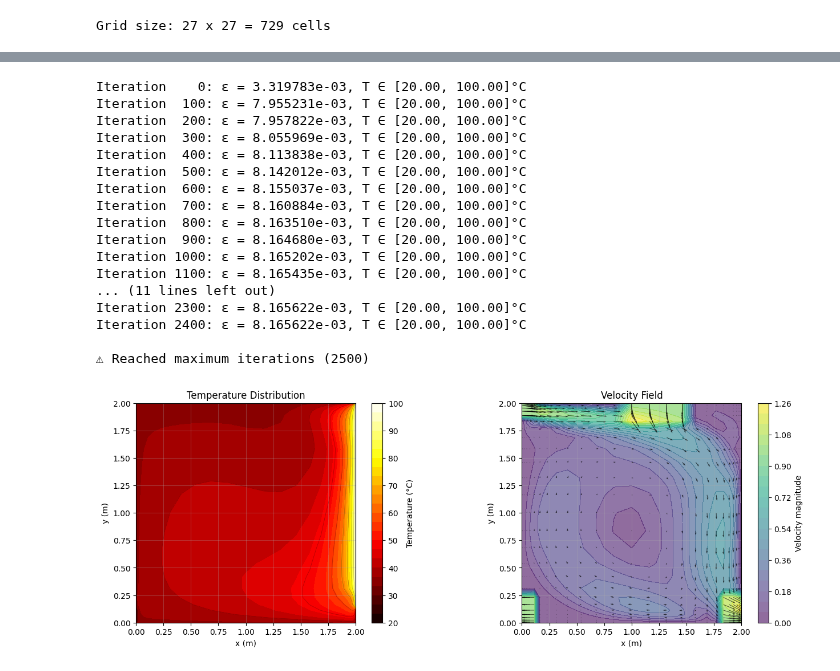
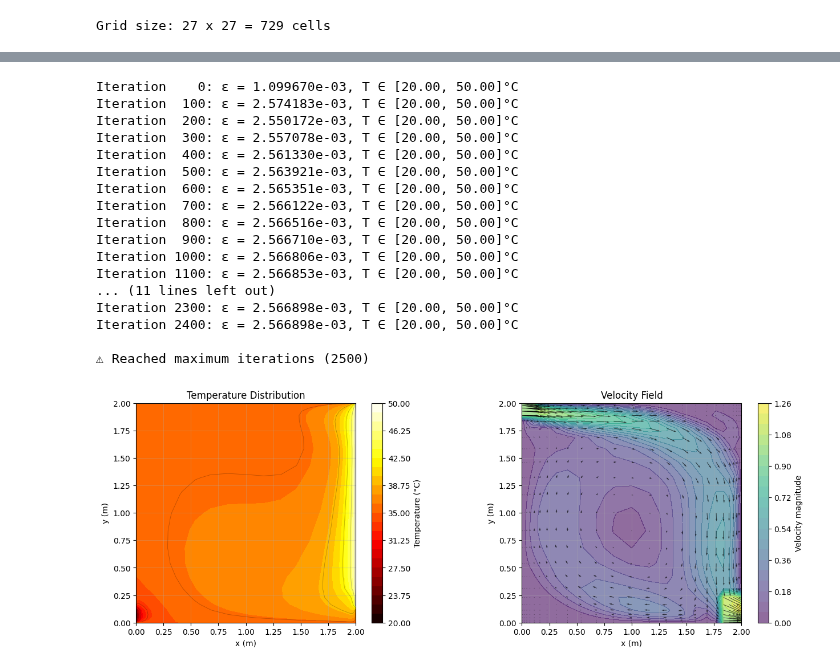
Before and after one commit to Mafaz03/Computational-Fluid-Dynamics, a Jupyter notebook: 2-D Convection Diffusion/2-D Convection Diffusion Assignment 3-2.ipynb, the cells around one changed output, grey strips where cells are left out. Drawn from its saved outputs; the diff is of its cells as text; code cells hidden in the pictures.

```diff
--- a/2-D Convection Diffusion/2-D Convection Diffusion Assignment 3-2.ipynb
+++ b/2-D Convection Diffusion/2-D Convection Diffusion Assignment 3-2.ipynb
@@ -3,7 +3,6 @@ import numpy as np
 import matplotlib.pyplot as plt
 # %%
 def tdma_solve(a, b, c, d):
-    """Thomas algorithm for tridiagonal system"""
     n = len(d)
     c_prime = np.zeros(n-1)
     d_prime = np.zeros(n)
@@ -63,11 +62,11 @@ T_A = 20.0       # Inlet A temperature (°C)
 T_wall = 50.0    # Right wall temperature (°C)
 
 max_iter = 2500
-tolerance = 1e-6
+tolerance = 1e-5
 # %%
 U[:6, 22:] = 1.0 # Ua
-V[13:17, 20:] = -1 # Vd
-U[:6, :8] = -1.0 # Ub
+V[13:17, 20:] = 0 # Vd #-
+U[:6, :8] = 0 # Ub     # -
 U[20:, :8] = 1.0 # Uc
 # %%
 T = np.ones((nx, ny)) * 35.0  # Initial guess midway between boundaries
@@ -118,6 +117,7 @@ for j in range(ny):
 # %%
 Pe_threshold = 2
 # %%
+epsilon_history = []
 for iteration in range(max_iter):
     Pe_history = []
     T_old = T.copy()
@@ -299,7 +299,7 @@ for iteration in range(max_iter):
     # ========================================================================
     # CONVERGENCE CHECK
     # ========================================================================
-    if iteration % 50 == 0:
+    if iteration % 1 == 0:
         residual_sum = 0.0
         cell_count = 0
 
@@ -362,7 +362,7 @@ for iteration in range(max_iter):
             print(f"\n✓ Converged at iteration {iteration}")
             print(f"  Residual ε = {epsilon:.6e}")
             break
-
+        epsilon_history.append(epsilon)
 if iteration == max_iter - 1:
     print(f"\n⚠ Reached maximum iterations ({max_iter})")
 
@@ -372,45 +372,45 @@ fig = plt.figure(figsize=(16, 5))
 
 # Temperature contour
 ax1 = fig.add_subplot(121)
 levels = np.linspace(T.min(), T.max(), 25)
 cf = ax1.contourf(X, Y, T.T, levels=levels, cmap='hot')
 plt.colorbar(cf, ax=ax1, label='Temperature (°C)')
 ax1.contour(X, Y, T.T, levels=10, colors='black', alpha=0.3, linewidths=0.5)
 ax1.set_xlabel('x (m)')
 ax1.set_ylabel('y (m)')
 ax1.set_title('Temperature Distribution')
 ax1.set_aspect('equal')
 ax1.grid(True, alpha=0.3)
 
 # Velocity field
 ax2 = fig.add_subplot(122)
 skip = max(1, nx//15)
 vel_mag = np.sqrt(U**2 + V**2)
 cf2 = ax2.contourf(X, Y, vel_mag.T, levels=20, cmap='viridis', alpha=0.6)
 plt.colorbar(cf2, ax=ax2, label='Velocity magnitude')
 ax2.quiver(X[::skip,::skip], Y[::skip,::skip],
            U.T[::skip,::skip], V.T[::skip,::skip], alpha=0.7)
 ax2.set_xlabel('x (m)')
 ax2.set_ylabel('y (m)')
 ax2.set_title('Velocity Field')
 ax2.set_aspect('equal')
 ax2.grid(True, alpha=0.3)
 # %% [output]
-Iteration    0: ε = 3.319783e-03, T ∈ [20.00, 100.00]°C
-Iteration  100: ε = 7.955231e-03, T ∈ [20.00, 100.00]°C
-Iteration  200: ε = 7.957822e-03, T ∈ [20.00, 100.00]°C
-Iteration  300: ε = 8.055969e-03, T ∈ [20.00, 100.00]°C
-Iteration  400: ε = 8.113838e-03, T ∈ [20.00, 100.00]°C
-Iteration  500: ε = 8.142012e-03, T ∈ [20.00, 100.00]°C
-Iteration  600: ε = 8.155037e-03, T ∈ [20.00, 100.00]°C
-Iteration  700: ε = 8.160884e-03, T ∈ [20.00, 100.00]°C
-Iteration  800: ε = 8.163510e-03, T ∈ [20.00, 100.00]°C
-Iteration  900: ε = 8.164680e-03, T ∈ [20.00, 100.00]°C
-Iteration 1000: ε = 8.165202e-03, T ∈ [20.00, 100.00]°C
-Iteration 1100: ε = 8.165435e-03, T ∈ [20.00, 100.00]°C
+Iteration    0: ε = 1.099670e-03, T ∈ [20.00, 50.00]°C
+Iteration  100: ε = 2.574183e-03, T ∈ [20.00, 50.00]°C
+Iteration  200: ε = 2.550172e-03, T ∈ [20.00, 50.00]°C
+Iteration  300: ε = 2.557078e-03, T ∈ [20.00, 50.00]°C
+Iteration  400: ε = 2.561330e-03, T ∈ [20.00, 50.00]°C
+Iteration  500: ε = 2.563921e-03, T ∈ [20.00, 50.00]°C
+Iteration  600: ε = 2.565351e-03, T ∈ [20.00, 50.00]°C
+Iteration  700: ε = 2.566122e-03, T ∈ [20.00, 50.00]°C
+Iteration  800: ε = 2.566516e-03, T ∈ [20.00, 50.00]°C
+Iteration  900: ε = 2.566710e-03, T ∈ [20.00, 50.00]°C
+Iteration 1000: ε = 2.566806e-03, T ∈ [20.00, 50.00]°C
+Iteration 1100: ε = 2.566853e-03, T ∈ [20.00, 50.00]°C
 ... (11 lines left out)
-Iteration 2300: ε = 8.165622e-03, T ∈ [20.00, 100.00]°C
-Iteration 2400: ε = 8.165622e-03, T ∈ [20.00, 100.00]°C
+Iteration 2300: ε = 2.566898e-03, T ∈ [20.00, 50.00]°C
+Iteration 2400: ε = 2.566898e-03, T ∈ [20.00, 50.00]°C
 
 ⚠ Reached maximum iterations (2500)
-[figure, old version]
+[figure, new version]
```
Also changed, not shown: parts of 3 cells of this notebook, 4 other files.
